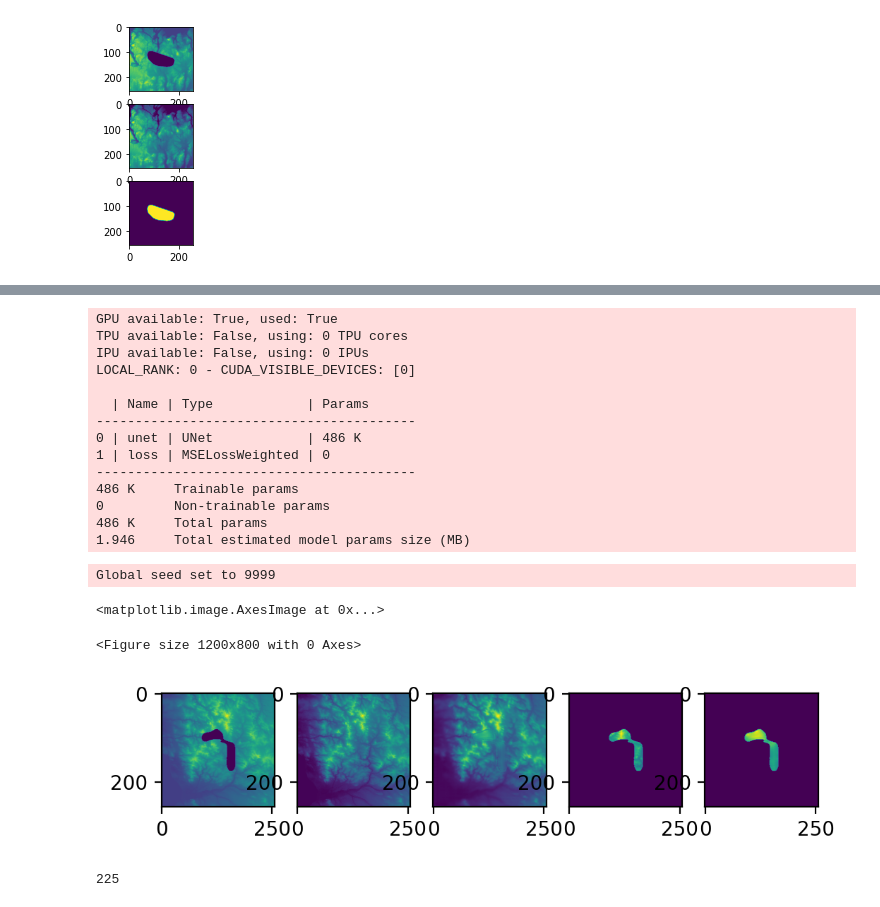
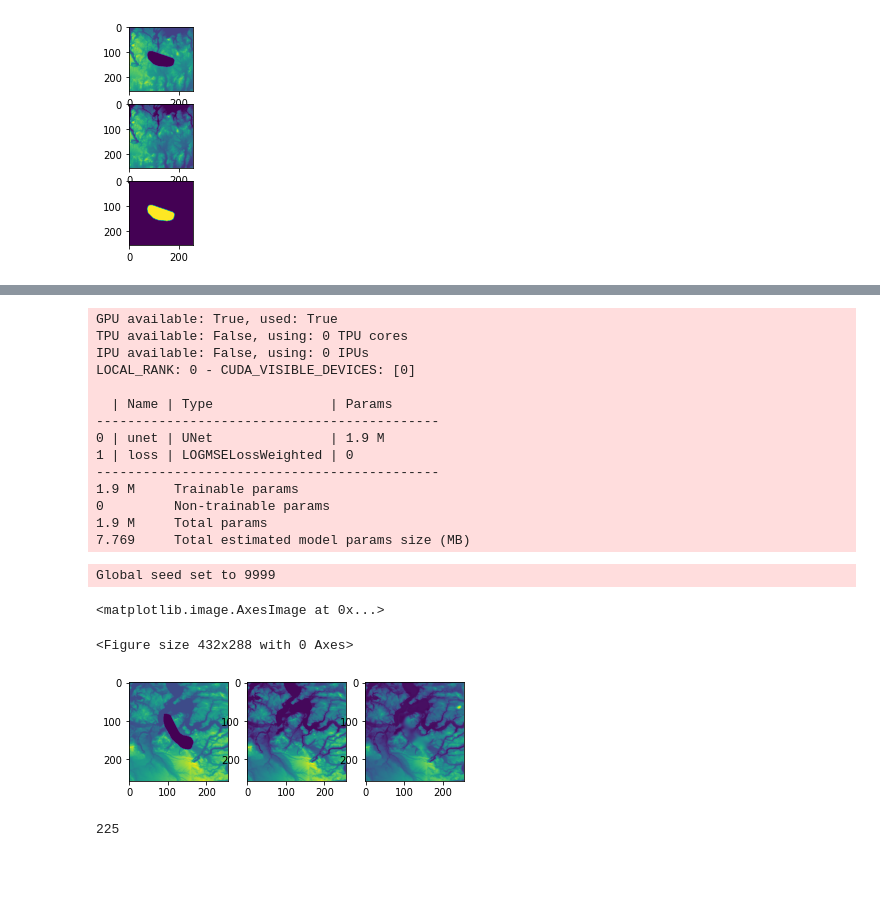
Before and after one commit to KennethTM/autoencoder-for-lake-bathymetry, a Jupyter notebook: dem_autoencoder.ipynb, the cells around one changed output, grey strips where cells are left out. Cells and saved outputs as stored; diff of their text form; code cells hidden in the pictures; blank space fills up the shorter version.

```diff
--- a/dem_autoencoder.ipynb
+++ b/dem_autoencoder.ipynb
@@ -170,37 +170,42 @@ class LOGMSELoss(nn.Module):
 
     def forward(self, hat, obs, mask):
 
-        loss = torch.log(torch.abs(hat - obs) + eps).mean()
+        loss = torch.log(torch.abs(hat - obs) + self.eps).mean()
 
         return loss
 
 class LOGMSELossWeighted(nn.Module):
-    def __init__(self, w_hole = 5, w_nonhole = 1):
+    def __init__(self, w_hole = 5, w_nonhole = 1, eps = 1):
         super().__init__()
         self.w_hole = w_hole
         self.w_nonhole = w_nonhole
+        self.eps = eps
 
     def forward(self, hat, obs, mask):
 
-        loss_hole = torch.log(torch.abs((hat * mask) - (obs * mask)) + eps).mean()
-        loss_nonhole = torch.log(torch.abs((hat * (1-mask)) - (obs * (1-mask))) + eps).mean()
+        loss_hole = torch.log(torch.abs((hat * mask) - (obs * mask)) + self.eps).mean()
+        loss_nonhole = torch.log(torch.abs((hat * (1-mask)) - (obs * (1-mask))) + self.eps).mean()
 
         loss_total = (loss_hole*self.w_hole) + (loss_nonhole*self.w_nonhole)
 
         return loss_total
 # %%
 class AutoEncoder(pl.LightningModule):
-    def __init__(self, init_features = 8, channels = 1):
+    def __init__(self, init_features = 8, loss_type = "mse"): #add "loss" hparam
         super().__init__()
 
         self.save_hyperparameters()
 
         features = init_features
 
-        self.unet = UNet(in_channels=channels, out_channels=channels, init_features=features)
+        self.unet = UNet(in_channels=1, out_channels=1, init_features=features)
 
-        self.loss = MSELossWeighted()
-
+        if loss_type == "logmse":
+            self.loss = LOGMSELossWeighted()
+        elif loss_type == "mse":
+            self.loss = MSELossWeighted()
+        else:
+            print("WRONG LOSS TYPE")
 
     def forward(self, x):
         x_hat = self.unet(x)
@@ -222,7 +227,7 @@ class AutoEncoder(pl.LightningModule):
         x_hat = self.unet(x_in)
         loss = self.loss(x_hat, x_obs, x_mask)
         mse = ((x_hat - x_obs)**2).mean()
-        self.log('val_loss', loss),
+        self.log('val_loss', loss, on_epoch=True),
         self.log('val_mse', mse, on_epoch=True)
 # %%
 
@@ -250,11 +250,12 @@ model = AutoEncoder(init_features=8)
 # %%
 # training
+#from pytorch_lightning.callbacks.early_stopping import EarlyStopping
 
-from pytorch_lightning.callbacks.early_stopping import EarlyStopping
+# model
+model = AutoEncoder(init_features=16)
 
 trainer = pl.Trainer(gpus=1,
-                     max_epochs=5,
-                     callbacks=[EarlyStopping(monitor="val_loss", patience=10)])
+                     max_epochs=200)
 
 trainer.fit(model, train_loader, val_loader)
 # %% [output]
@@ -263,40 +264,42 @@ TPU available: False, using: 0 TPU cores
 IPU available: False, using: 0 IPUs
 LOCAL_RANK: 0 - CUDA_VISIBLE_DEVICES: [0]
 
-  | Name | Type            | Params
------------------------------------------
-0 | unet | UNet            | 486 K
-1 | loss | MSELossWeighted | 0
------------------------------------------
-486 K     Trainable params
+  | Name | Type               | Params
+--------------------------------------------
+0 | unet | UNet               | 1.9 M
+1 | loss | LOGMSELossWeighted | 0
+--------------------------------------------
+1.9 M     Trainable params
 0         Non-trainable params
-486 K     Total params
-1.946     Total estimated model params size (MB)
+1.9 M     Total params
+7.769     Total estimated model params size (MB)
 Global seed set to 9999
+# %%
+model_example = AutoEncoder.load_from_checkpoint("lightning_logs/version_3/checkpoints/epoch=199-step=49999.ckpt")
 # %%
-plt.rcParams['figure.dpi'] = 200
+#plt.rcParams['figure.dpi'] = 100
 
-tmp_in, tmp_target, tmp_mask = valid_dataset[62]
+tmp_in, tmp_target, tmp_mask = valid_dataset[63]
 
 with torch.no_grad():
-    tmp_hat_np = model(tmp_in.unsqueeze(0))
+    tmp_hat_np = model_example(tmp_in.unsqueeze(0))
 
 tmp_in_np = tmp_in.squeeze().numpy()
 tmp_target_np = tmp_target.squeeze().numpy()
 tmp_mask_np = tmp_mask.squeeze().numpy()
 tmp_hat_np = tmp_hat_np.squeeze().numpy()
 
 plt.figure()
-f, axarr = plt.subplots(1,5)
+f, axarr = plt.subplots(1,3)
 axarr[0].imshow(tmp_in_np)
 axarr[1].imshow(tmp_target_np)
 axarr[2].imshow(tmp_hat_np)
-axarr[3].imshow(tmp_target_np * tmp_mask_np)
-axarr[4].imshow(tmp_hat_np * tmp_mask_np)
+#axarr[3].imshow(tmp_target_np * tmp_mask_np)
+#axarr[4].imshow(tmp_hat_np * tmp_mask_np)
 # %% [output]
 <matplotlib.image.AxesImage at 0x...>
-<Figure size 1200x800 with 0 Axes>
+<Figure size 432x288 with 0 Axes>
-[figure, old version]
+[figure, new version]
 # %%
 train_transform = A.Compose([
     #A.ShiftScaleRotate(p=0.25, interpolation=cv2.INTER_NEAREST, border_mode=cv2.BORDER_CONSTANT),
```
Also changed, not shown: parts of 9 cells of this notebook, 1 other file.
